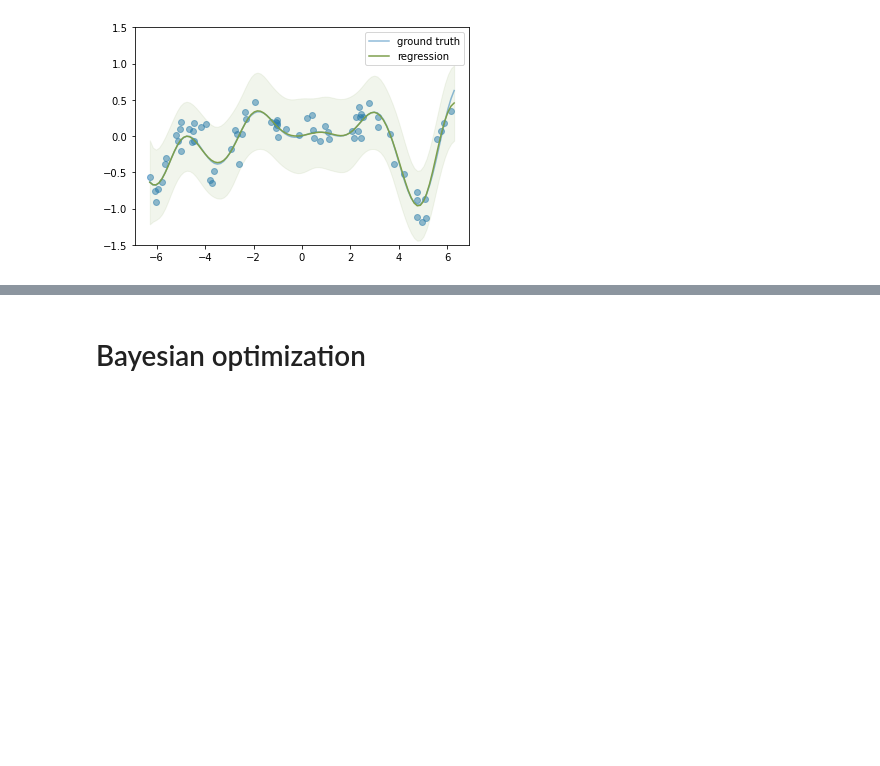
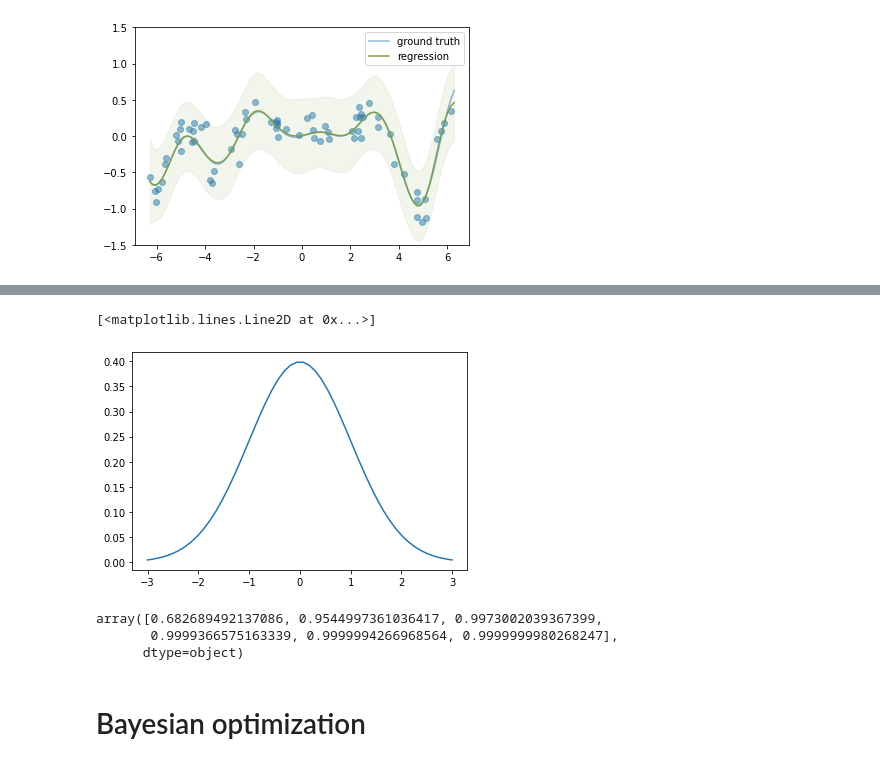
Before and after one commit to h16ki/ising, a Jupyter notebook: src/bayes.ipynb, the cells around one changed output, grey strips where cells are left out. Cells and saved outputs as stored; diff of their text form; code cells hidden in the pictures; blank space fills up the shorter version.

```diff
--- a/src/bayes.ipynb
+++ b/src/bayes.ipynb
@@ -770,2 +815,25 @@ plt.show()
+# %%
+def foo(x, mean, std):
+    return np.exp(-0.5*(x-mean)**2/std**2) / (std * (np.sqrt(2*np.pi)))
+
+x = np.linspace(-3, 3)
+y = foo(x, mean=0, std=1)
+plt.plot(x, y)
+# %% [output]
+[<matplotlib.lines.Line2D at 0x...>]
+[figure, added]
+# %%
+from scipy.integrate import quad
+
+fn = lambda s: quad(foo, -s, s, args=(0,1))[0]
+
+z = np.array([1,2,3,4,5,6])
+# plt.plot(s, fn(s)[0])
+ufn = np.frompyfunc(fn, 1, 1)
+ufn(z)
+# %% [output]
+array([0.682689492137086, 0.9544997361036417, 0.9973002039367399,
+       0.9999366575163339, 0.9999994266968564, 0.9999999980268247],
+      dtype=object)
 # %% [markdown]
 # Bayesian optimization
```
Also changed, not shown: parts of 8 cells of this notebook, 3 other files.
